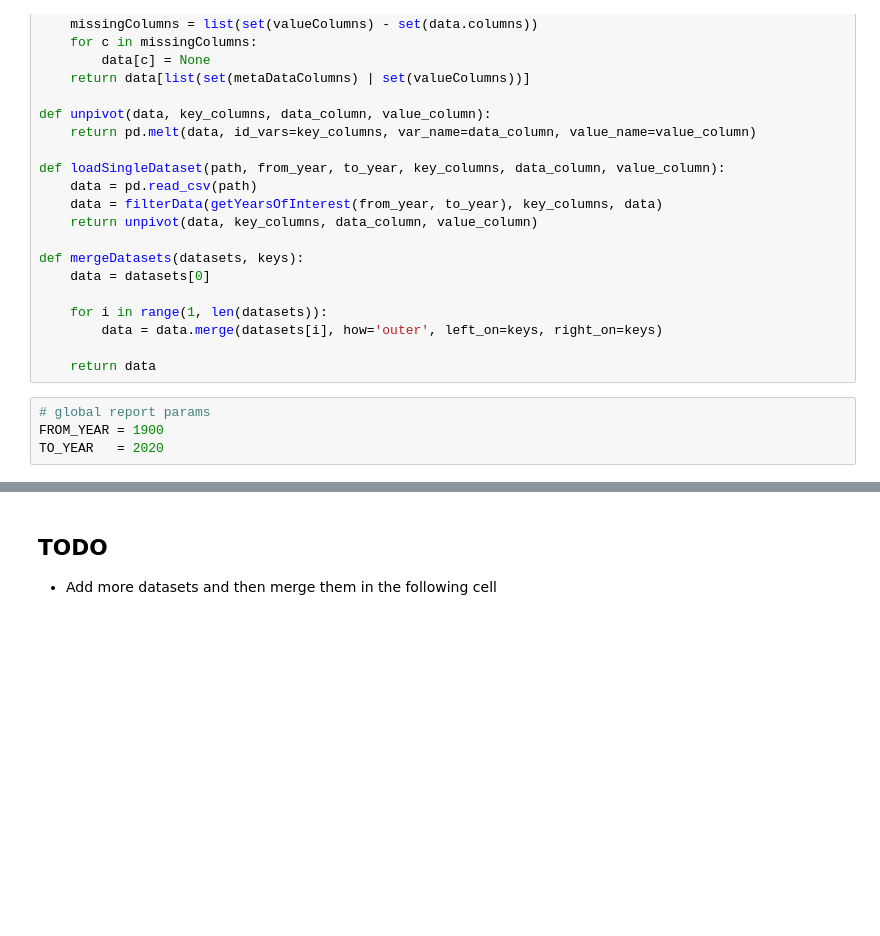
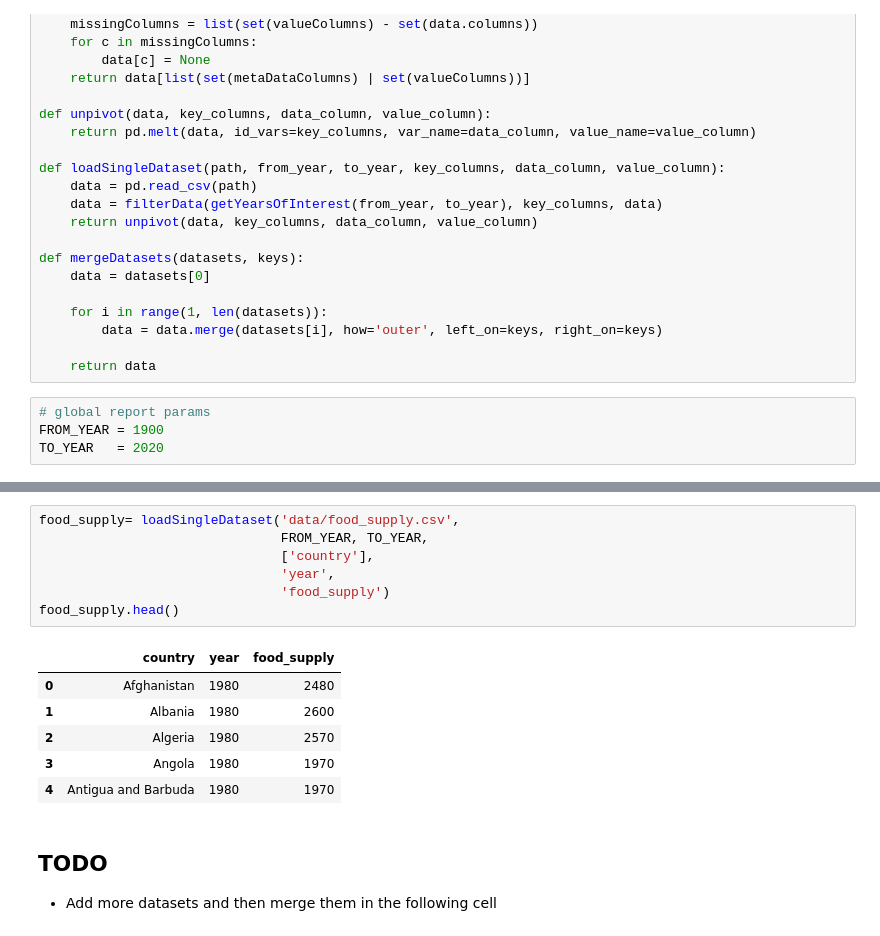
Before and after one commit to jku-icg-classroom/va-project-2020-group-n-1, a Jupyter notebook: trial1.ipynb, the cells around one changed output, grey strips where cells are left out. Drawn from its saved outputs; the diff is of its cells as text; blank space fills up the shorter version.

```diff
--- a/trial1.ipynb
+++ b/trial1.ipynb
@@ -108,3 +122,17 @@ mean_years_in_school_women_percent_men_25_to_34_years.head()
+# %%
+food_supply= loadSingleDataset('data/food_supply.csv',
+                               FROM_YEAR, TO_YEAR,
+                               ['country'],
+                               'year',
+                               'food_supply')
+food_supply.head()
+# %% [output]
+|  | country | year | food_supply |
+| 0 | Afghanistan | 1980 | 2480 |
+| 1 | Albania | 1980 | 2600 |
+| 2 | Algeria | 1980 | 2570 |
+| 3 | Angola | 1980 | 1970 |
+| 4 | Antigua and Barbuda | 1980 | 1970 |
 # %% [markdown]
 ## TODO
 * Add more datasets and then merge them in the following cell
```
Also changed, not shown: parts of 12 cells of this notebook, 5 other files.
